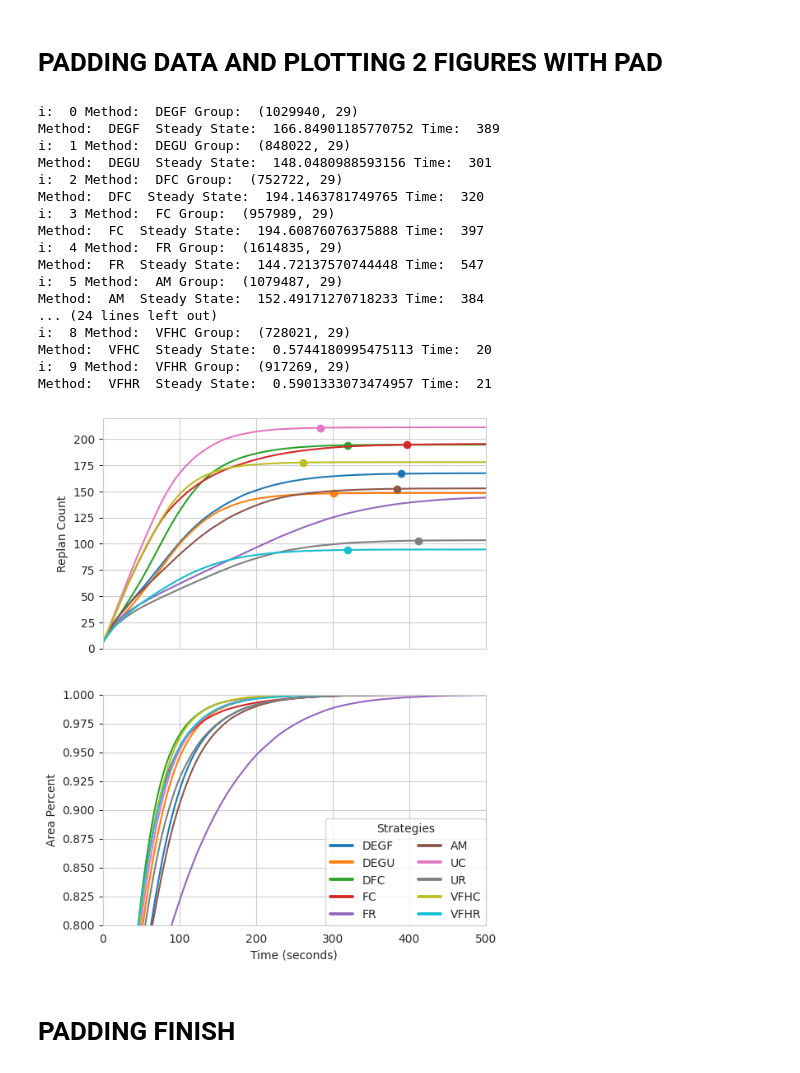
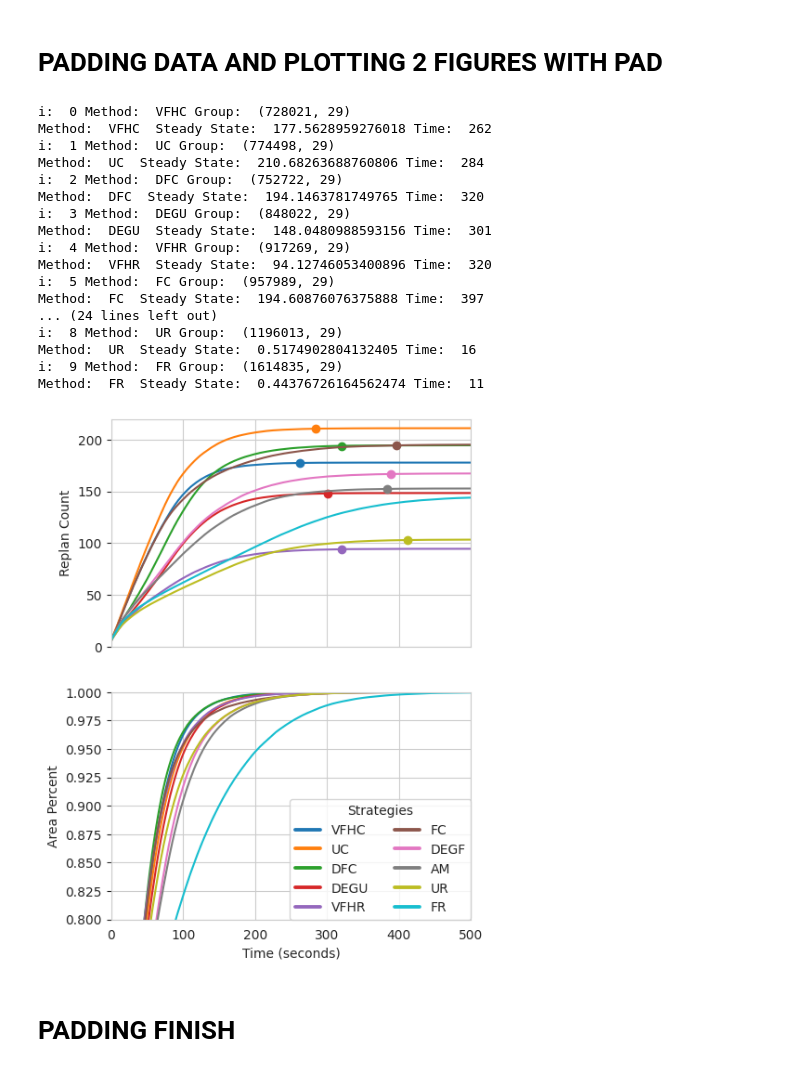
Before and after one commit to DIRECTLab/Multi_Agents_Area_Exploration, a Jupyter notebook: analysing_data/christopher_plottings/plots_updated.ipynb, the cells around one changed output. Cells and saved outputs as stored; diff of their text form; code cells hidden in the pictures.

Commit message:
color palette changes are in effect now

```diff
--- a/analysing_data/christopher_plottings/plots_updated.ipynb
+++ b/analysing_data/christopher_plottings/plots_updated.ipynb
@@ -436,8 +436,10 @@ plt.savefig(f"time_vs_replan_count_hue_density_before_padding.png", bbox_inches=
 # plt.legend(bbox_to_anchor=(1.02, 1), loc='upper left', borderaxespad=0, title='Strategies')
 # plt.savefig(f"time_vs_replan_count_hue_strategies_after_padding.png", bbox_inches='tight', dpi=300)
 # %%
-def plot_time_vs_replan_count(ax, data, key_str ='Replan Count', use_legend=False, check_back_idx =10):
-    for i, [method, group] in enumerate(data.groupby(['M'])):
+def plot_time_vs_replan_count(ax, data, key_str ='Replan Count', use_legend=False, check_back_idx =10, color_order=None):
+    # for i, [method, group] in enumerate(data.groupby(['M'])):
+    for i, method in enumerate(color_order):
+        group = data[data['M'] == method]
         print("i: ", i, "Method: ", method, "Group: ", group.shape)
         group_counts = group.groupby('Experiment Id')[key_str].apply(lambda x: x.iloc[-1])
         unique = set(group['Frame Count'].unique())
@@ -476,10 +478,10 @@ def plot_time_vs_replan_count(ax, data, key_str ='Replan Count', use_legend=Fals
     ax.set_xlabel("Time (seconds)")
     ax.legend(bbox_to_anchor=(1.02, 1), loc='upper left', borderaxespad=0, title='Strategies')
 # %%
-fig, ax = plt.subplots(2, 1, sharex=True, figsize=(6, 8))
+fig, ax = plt.subplots(2, 1, sharex=True, figsize=(5, 7))
 
 # Plot the first subplot for Replan Count
-plot_time_vs_replan_count(ax[0], df_all_success_four, use_legend=False)
+plot_time_vs_replan_count(ax[0], df_all_success_four, use_legend=False, color_order=result['M'])
 
 # remove ax[1] legend
 ax[0].get_legend().remove()
@@ -487,50 +489,49 @@ ax[0].get_legend().remove()
 
 ax[0].set_ylabel("Replan Count")
 
 # Plot the second subplot for Area Percent
-plot_time_vs_replan_count(ax[1], df_all_success_four, key_str='Area Percent')
+plot_time_vs_replan_count(ax[1], df_all_success_four, key_str='Area Percent',color_order=result['M'])
 ax[1].set_ylabel("Area Percent")
 ax[1].set_xlabel("Time (seconds)")
 
 
-
-legend =    ax[1].legend(ncol=2, loc='lower right', borderaxespad=0, title='Strategies')
+legend =    ax[1].legend(ncol=2, loc='lower right', borderaxespad=0, title='Strategies', )
 
 for line in legend.get_lines():
     line.set_linewidth(2.75)  # Set the desired line thickness
 
 
 
 # set y range
 # ax[0].set(ylim=(0, 100))
 ax[0].set(ylim=(0, 220))
 ax[1].set(ylim=(0.80, 1))
 
 
 ax[0].set(xlim=(0, 500))
 ax[1].set(xlim=(0, 500))
 
 
 plt.savefig("time_vs_replan_count_area_percent_subplots.png", bbox_inches='tight', dpi=300)
 # %% [output]
-i:  0 Method:  DEGF Group:  (1029940, 29)
-Method:  DEGF  Steady State:  166.84901185770752 Time:  389
-i:  1 Method:  DEGU Group:  (848022, 29)
-Method:  DEGU  Steady State:  148.0480988593156 Time:  301
+i:  0 Method:  VFHC Group:  (728021, 29)
+Method:  VFHC  Steady State:  177.5628959276018 Time:  262
+i:  1 Method:  UC Group:  (774498, 29)
+Method:  UC  Steady State:  210.68263688760806 Time:  284
 i:  2 Method:  DFC Group:  (752722, 29)
 Method:  DFC  Steady State:  194.1463781749765 Time:  320
-i:  3 Method:  FC Group:  (957989, 29)
+i:  3 Method:  DEGU Group:  (848022, 29)
+Method:  DEGU  Steady State:  148.0480988593156 Time:  301
+i:  4 Method:  VFHR Group:  (917269, 29)
+Method:  VFHR  Steady State:  94.12746053400896 Time:  320
+i:  5 Method:  FC Group:  (957989, 29)
 Method:  FC  Steady State:  194.60876076375888 Time:  397
-i:  4 Method:  FR Group:  (1614835, 29)
-Method:  FR  Steady State:  144.72137570744448 Time:  547
-i:  5 Method:  AM Group:  (1079487, 29)
-Method:  AM  Steady State:  152.49171270718233 Time:  384
 ... (24 lines left out)
-i:  8 Method:  VFHC Group:  (728021, 29)
-Method:  VFHC  Steady State:  0.5744180995475113 Time:  20
-i:  9 Method:  VFHR Group:  (917269, 29)
-Method:  VFHR  Steady State:  0.5901333073474957 Time:  21
+i:  8 Method:  UR Group:  (1196013, 29)
+Method:  UR  Steady State:  0.5174902804132405 Time:  16
+i:  9 Method:  FR Group:  (1614835, 29)
+Method:  FR  Steady State:  0.44376726164562474 Time:  11
-[figure, old version]
+[figure, new version]
 # %%
 # for i,[method, group] in enumerate(df_all_success.groupby(['Min Room Size'])):
 #     print("i: ", i, "Method: ", method, "Group: ", group.shape)
```
Also changed, not shown: 1 other file.
